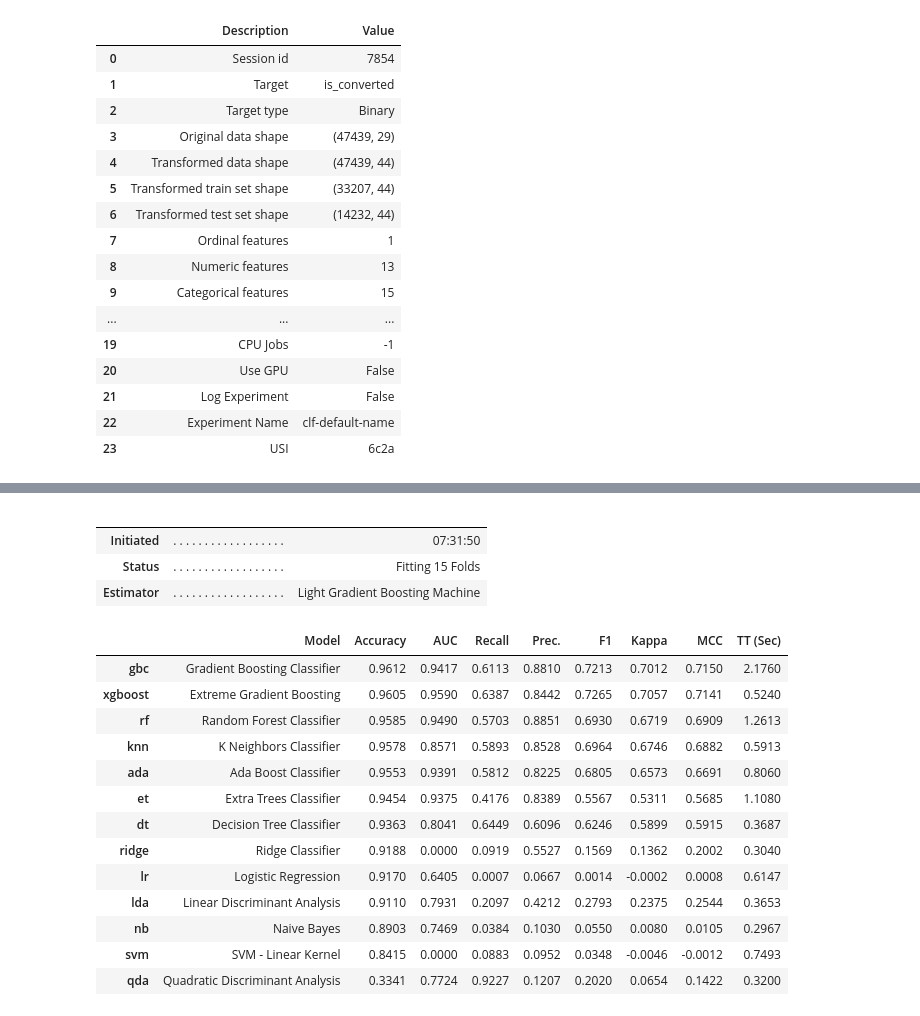
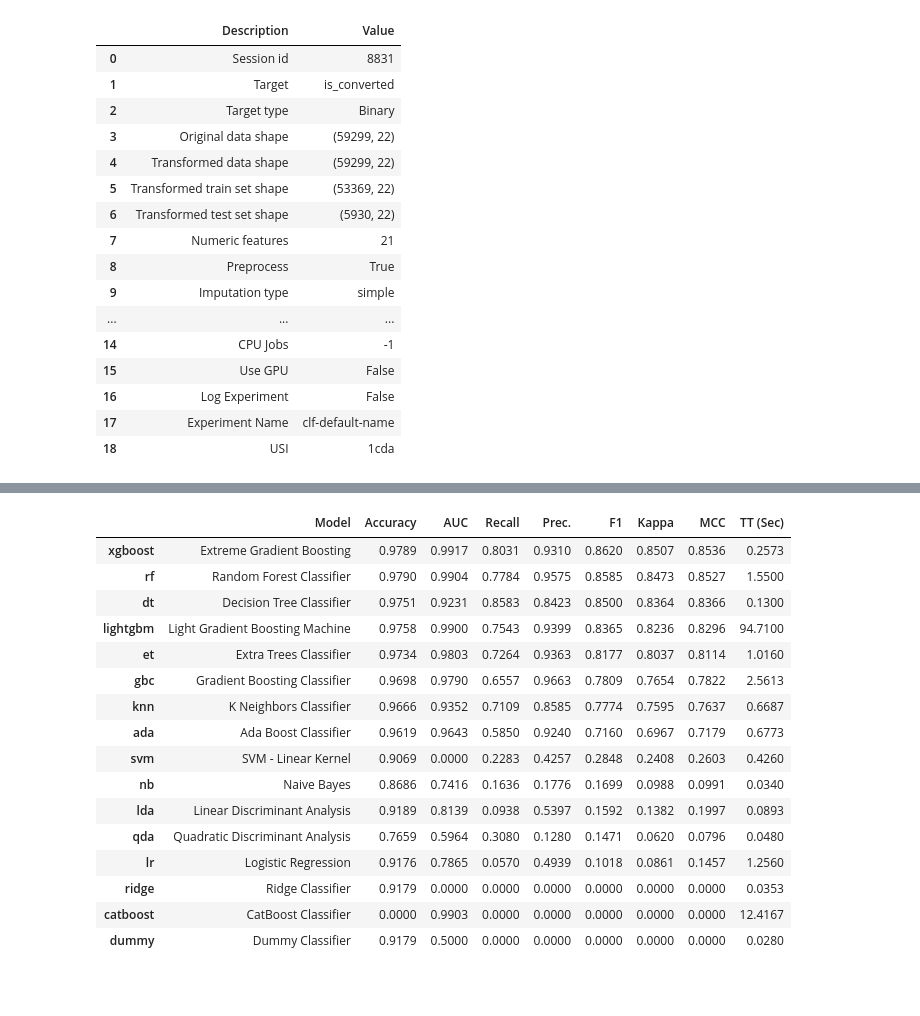
Before and after one commit to aimers2024/aimers_project, a Jupyter notebook: autoML.ipynb, the cells around one changed output, grey strips where cells are left out. Cells and saved outputs as stored; diff of their text form; code cells hidden in the pictures; blank space fills up the shorter version.

```diff
--- a/autoML.ipynb
+++ b/autoML.ipynb
@@ -102,30 +83,36 @@ x_train.head()
 model = setup(
     data = x_train,
     test_data = x_val,
+    normalize_method='minmax',
     target = "is_converted",
-    fold = 15
+    fold = 15,
+    # log_experiment="wandb",
+    # log_plots= True,
+    # log_profile=True,
+    # log_data=True,
+    # experiment_name="teststst"
 )
 # %% [output]
 |  | Description | Value |
-| 0 | Session id | 7854 |
+| 0 | Session id | 8831 |
 | 1 | Target | is_converted |
 | 2 | Target type | Binary |
-| 3 | Original data shape | (47439, 29) |
-| 4 | Transformed data shape | (47439, 44) |
-| 5 | Transformed train set shape | (33207, 44) |
-| 6 | Transformed test set shape | (14232, 44) |
-| 7 | Ordinal features | 1 |
-| 8 | Numeric features | 13 |
-| 9 | Categorical features | 15 |
+| 3 | Original data shape | (59299, 22) |
+| 4 | Transformed data shape | (59299, 22) |
+| 5 | Transformed train set shape | (53369, 22) |
+| 6 | Transformed test set shape | (5930, 22) |
+| 7 | Numeric features | 21 |
+| 8 | Preprocess | True |
+| 9 | Imputation type | simple |
 | ... | ... | ... |
-| 19 | CPU Jobs | -1 |
-| 20 | Use GPU | False |
-| 21 | Log Experiment | False |
-| 22 | Experiment Name | clf-default-name |
-| 23 | USI | 6c2a |
+| 14 | CPU Jobs | -1 |
+| 15 | Use GPU | False |
+| 16 | Log Experiment | False |
+| 17 | Experiment Name | clf-default-name |
+| 18 | USI | 1cda |
 # %%
-top5_model = compare_models(
+top3_model = compare_models(
                round=4,
-               sort="Accuracy",
-               n_select = 11 )
+               sort="F1",
+               n_select = 3)
 # %% [output]
@@ -132,19 +120,17 @@ top5_model = compare_models(
-|  |  |  |
-|  |  |  |
-| Initiated | . . . . . . . . . . . . . . . . . . | 07:31:50 |
-| Status | . . . . . . . . . . . . . . . . . . | Fitting 15 Folds |
-| Estimator | . . . . . . . . . . . . . . . . . . | Light Gradient Boosting Machine |
+|  | Model | Accuracy | AUC | Recall | Prec. | F1 | Kappa | MCC | TT (Sec) |
+| xgboost | Extreme Gradient Boosting | 0.9789 | 0.9917 | 0.8031 | 0.9310 | 0.8620 | 0.8507 | 0.8536 | 0.2573 |
+| rf | Random Forest Classifier | 0.9790 | 0.9904 | 0.7784 | 0.9575 | 0.8585 | 0.8473 | 0.8527 | 1.5500 |
+| dt | Decision Tree Classifier | 0.9751 | 0.9231 | 0.8583 | 0.8423 | 0.8500 | 0.8364 | 0.8366 | 0.1300 |
+| lightgbm | Light Gradient Boosting Machine | 0.9758 | 0.9900 | 0.7543 | 0.9399 | 0.8365 | 0.8236 | 0.8296 | 94.7100 |
+| et | Extra Trees Classifier | 0.9734 | 0.9803 | 0.7264 | 0.9363 | 0.8177 | 0.8037 | 0.8114 | 1.0160 |
+| gbc | Gradient Boosting Classifier | 0.9698 | 0.9790 | 0.6557 | 0.9663 | 0.7809 | 0.7654 | 0.7822 | 2.5613 |
+| knn | K Neighbors Classifier | 0.9666 | 0.9352 | 0.7109 | 0.8585 | 0.7774 | 0.7595 | 0.7637 | 0.6687 |
+| ada | Ada Boost Classifier | 0.9619 | 0.9643 | 0.5850 | 0.9240 | 0.7160 | 0.6967 | 0.7179 | 0.6773 |
+| svm | SVM - Linear Kernel | 0.9069 | 0.0000 | 0.2283 | 0.4257 | 0.2848 | 0.2408 | 0.2603 | 0.4260 |
+| nb | Naive Bayes | 0.8686 | 0.7416 | 0.1636 | 0.1776 | 0.1699 | 0.0988 | 0.0991 | 0.0340 |
+| lda | Linear Discriminant Analysis | 0.9189 | 0.8139 | 0.0938 | 0.5397 | 0.1592 | 0.1382 | 0.1997 | 0.0893 |
+| qda | Quadratic Discriminant Analysis | 0.7659 | 0.5964 | 0.3080 | 0.1280 | 0.1471 | 0.0620 | 0.0796 | 0.0480 |
+| lr | Logistic Regression | 0.9176 | 0.7865 | 0.0570 | 0.4939 | 0.1018 | 0.0861 | 0.1457 | 1.2560 |
+| ridge | Ridge Classifier | 0.9179 | 0.0000 | 0.0000 | 0.0000 | 0.0000 | 0.0000 | 0.0000 | 0.0353 |
+| catboost | CatBoost Classifier | 0.0000 | 0.9903 | 0.0000 | 0.0000 | 0.0000 | 0.0000 | 0.0000 | 12.4167 |
+| dummy | Dummy Classifier | 0.9179 | 0.5000 | 0.0000 | 0.0000 | 0.0000 | 0.0000 | 0.0000 | 0.0280 |
-|  | Model | Accuracy | AUC | Recall | Prec. | F1 | Kappa | MCC | TT (Sec) |
-| gbc | Gradient Boosting Classifier | 0.9612 | 0.9417 | 0.6113 | 0.8810 | 0.7213 | 0.7012 | 0.7150 | 2.1760 |
-| xgboost | Extreme Gradient Boosting | 0.9605 | 0.9590 | 0.6387 | 0.8442 | 0.7265 | 0.7057 | 0.7141 | 0.5240 |
-| rf | Random Forest Classifier | 0.9585 | 0.9490 | 0.5703 | 0.8851 | 0.6930 | 0.6719 | 0.6909 | 1.2613 |
-| knn | K Neighbors Classifier | 0.9578 | 0.8571 | 0.5893 | 0.8528 | 0.6964 | 0.6746 | 0.6882 | 0.5913 |
-| ada | Ada Boost Classifier | 0.9553 | 0.9391 | 0.5812 | 0.8225 | 0.6805 | 0.6573 | 0.6691 | 0.8060 |
-| et | Extra Trees Classifier | 0.9454 | 0.9375 | 0.4176 | 0.8389 | 0.5567 | 0.5311 | 0.5685 | 1.1080 |
-| dt | Decision Tree Classifier | 0.9363 | 0.8041 | 0.6449 | 0.6096 | 0.6246 | 0.5899 | 0.5915 | 0.3687 |
-| ridge | Ridge Classifier | 0.9188 | 0.0000 | 0.0919 | 0.5527 | 0.1569 | 0.1362 | 0.2002 | 0.3040 |
-| lr | Logistic Regression | 0.9170 | 0.6405 | 0.0007 | 0.0667 | 0.0014 | -0.0002 | 0.0008 | 0.6147 |
-| lda | Linear Discriminant Analysis | 0.9110 | 0.7931 | 0.2097 | 0.4212 | 0.2793 | 0.2375 | 0.2544 | 0.3653 |
-| nb | Naive Bayes | 0.8903 | 0.7469 | 0.0384 | 0.1030 | 0.0550 | 0.0080 | 0.0105 | 0.2967 |
-| svm | SVM - Linear Kernel | 0.8415 | 0.0000 | 0.0883 | 0.0952 | 0.0348 | -0.0046 | -0.0012 | 0.7493 |
-| qda | Quadratic Discriminant Analysis | 0.3341 | 0.7724 | 0.9227 | 0.1207 | 0.2020 | 0.0654 | 0.1422 | 0.3200 |
```
Also changed, not shown: parts of 29 cells of this notebook, 5 other files.
